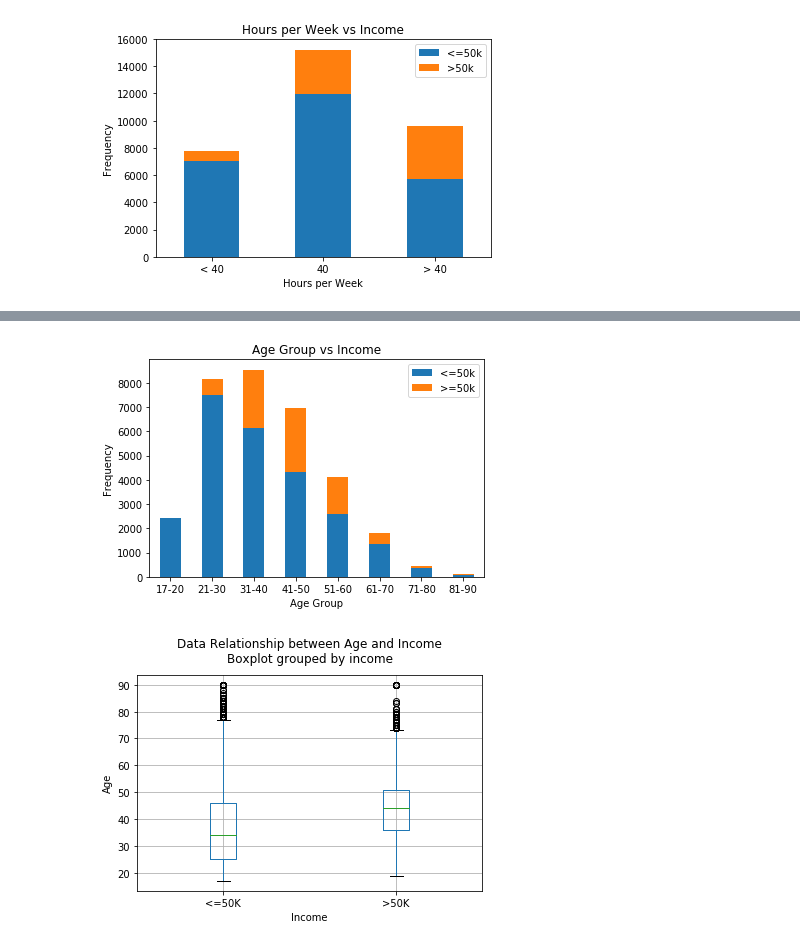
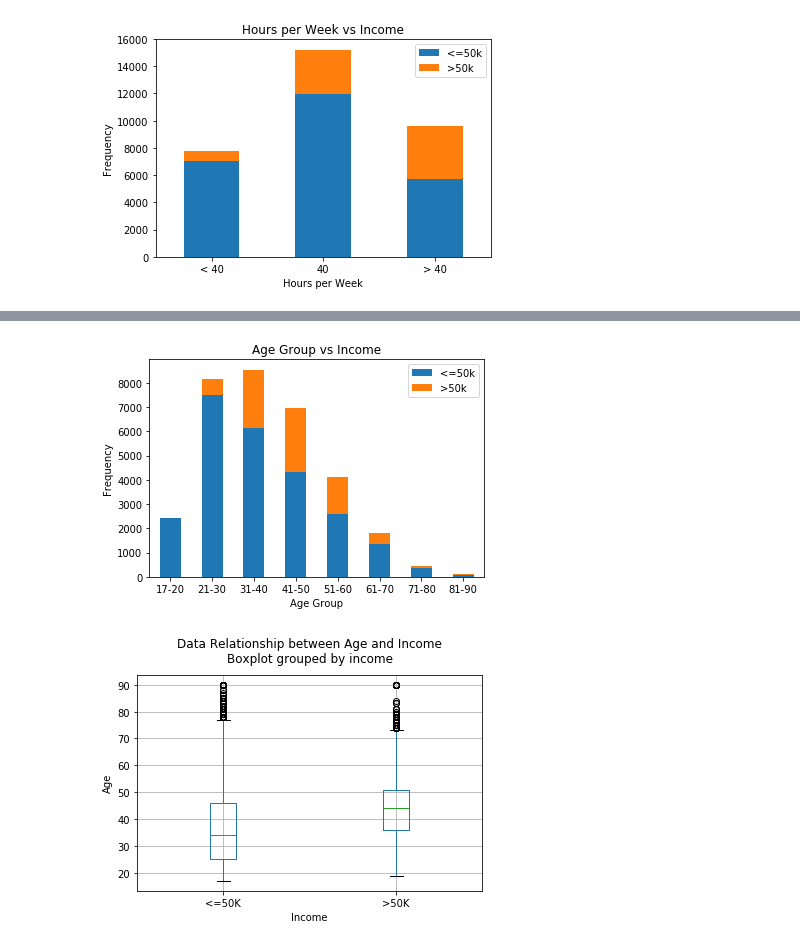
Before and after one commit to yongjiajun/Data-Science-Assignment2, a Jupyter notebook: notebook.ipynb, the cells around one changed output, grey strips where cells are left out. Saved outputs shown, nothing was run; the diff lists cells and outputs as text; code cells hidden in the pictures.

```diff
--- a/notebook.ipynb
+++ b/notebook.ipynb
@@ -352,35 +352,35 @@ for x in range(data.shape[0]):
         ageRange7.append(data.iloc[x].values)
     elif(90>= data.iloc[x,0] >=81):
         ageRange8.append(data.iloc[x].values)
 
 ageRange1LessThan50k = pd.DataFrame(ageRange1)[14].value_counts()[0]
 ageRange1MoreThan50k = pd.DataFrame(ageRange1)[14].value_counts()[1]
 ageRange2LessThan50k = pd.DataFrame(ageRange2)[14].value_counts()[0]
 ageRange2MoreThan50k = pd.DataFrame(ageRange2)[14].value_counts()[1]
 ageRange3LessThan50k = pd.DataFrame(ageRange3)[14].value_counts()[0]
 ageRange3MoreThan50k = pd.DataFrame(ageRange3)[14].value_counts()[1]
 ageRange4LessThan50k = pd.DataFrame(ageRange4)[14].value_counts()[0]
 ageRange4MoreThan50k = pd.DataFrame(ageRange4)[14].value_counts()[1]
 ageRange5LessThan50k = pd.DataFrame(ageRange5)[14].value_counts()[0]
 ageRange5MoreThan50k = pd.DataFrame(ageRange5)[14].value_counts()[1]
 ageRange6LessThan50k = pd.DataFrame(ageRange6)[14].value_counts()[0]
 ageRange6MoreThan50k = pd.DataFrame(ageRange6)[14].value_counts()[1]
 ageRange7LessThan50k = pd.DataFrame(ageRange7)[14].value_counts()[0]
 ageRange7MoreThan50k = pd.DataFrame(ageRange7)[14].value_counts()[1]
 ageRange8LessThan50k = pd.DataFrame(ageRange8)[14].value_counts()[0]
 ageRange8MoreThan50k = pd.DataFrame(ageRange8)[14].value_counts()[1]
 
 smallerthan50k = [ageRange1LessThan50k,ageRange2LessThan50k,ageRange3LessThan50k,ageRange4LessThan50k,ageRange5LessThan50k,ageRange6LessThan50k,ageRange7LessThan50k,ageRange8LessThan50k]
 biggerthan50k = [ageRange1MoreThan50k,ageRange2MoreThan50k,ageRange3MoreThan50k,ageRange4MoreThan50k,ageRange5MoreThan50k,ageRange6MoreThan50k,ageRange7MoreThan50k,ageRange8MoreThan50k]
 index = ['17-20', '21-30', '31-40', '41-50', '51-60', '61-70', '71-80', '81-90']
-df = pd.DataFrame({'<=50k': smallerthan50k, '>=50k': biggerthan50k}, index=index)
+df = pd.DataFrame({'<=50k': smallerthan50k, '>50k': biggerthan50k}, index=index)
 ax = df.plot.bar(rot=0, stacked=True)
 ax.set_xlabel("Age Group")
 ax.set_ylabel("Frequency")
 ax.set_title("Age Group vs Income")
 plt.show()
 # %% [output]
-[figure, old version]
+[figure, new version]
 # %%
 # Graph 2.4: plot box plot for 'age' vs 'income'
 
```
Also changed, not shown: parts of 7 cells of this notebook, 1 other file.
